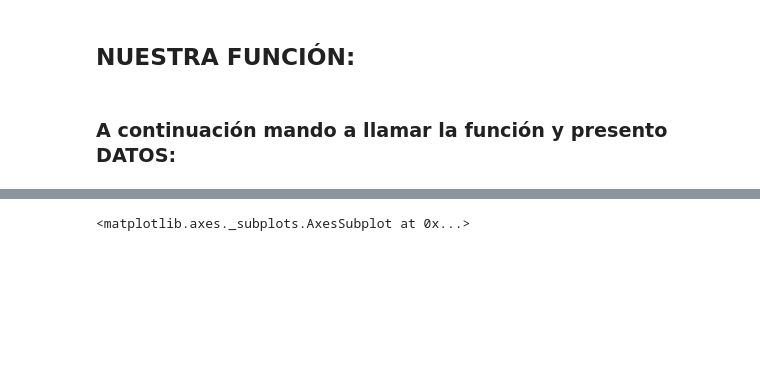
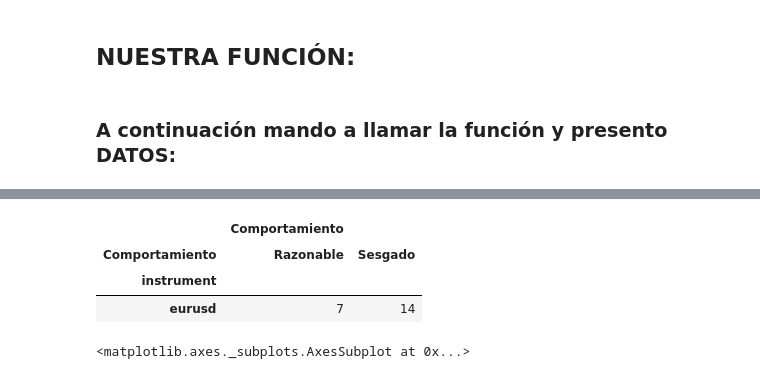
Before and after one commit to hannylomeli/Lab3, a Jupyter notebook: Sesgo Confirmación.ipynb, the cells around one changed output, grey strips where cells are left out. Drawn from its saved outputs; the diff is of its cells as text; code cells hidden in the pictures; blank space fills up the shorter version.

```diff
--- a/Sesgo Confirmación.ipynb
+++ b/Sesgo Confirmación.ipynb
@@ -220,3 +218,10 @@ funcion
+# %%
+tabla2['eurusd']
+# %% [output]
+|  | Comportamiento |  |
+| Comportamiento | Razonable | Sesgado |
+| instrument |  |  |
+| eurusd | 7 | 14 |
 # %%
 # GRAFICAR ALGO ASI PERO CON PLOTLY
 a = (df_datos.pivot_table(columns=['instrument'],aggfunc={'instrument':len}))
```
Also changed, not shown: parts of 5 cells of this notebook.
